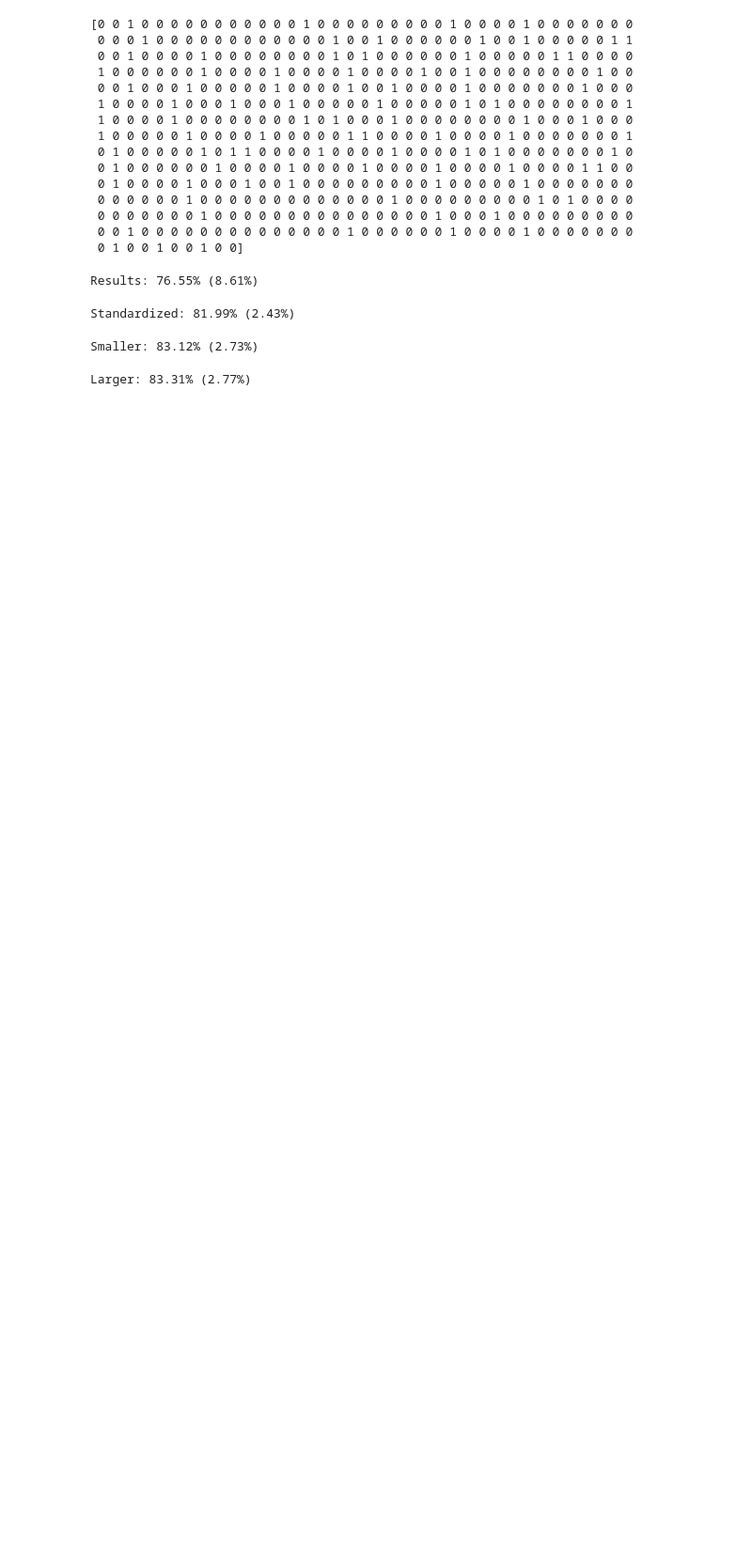
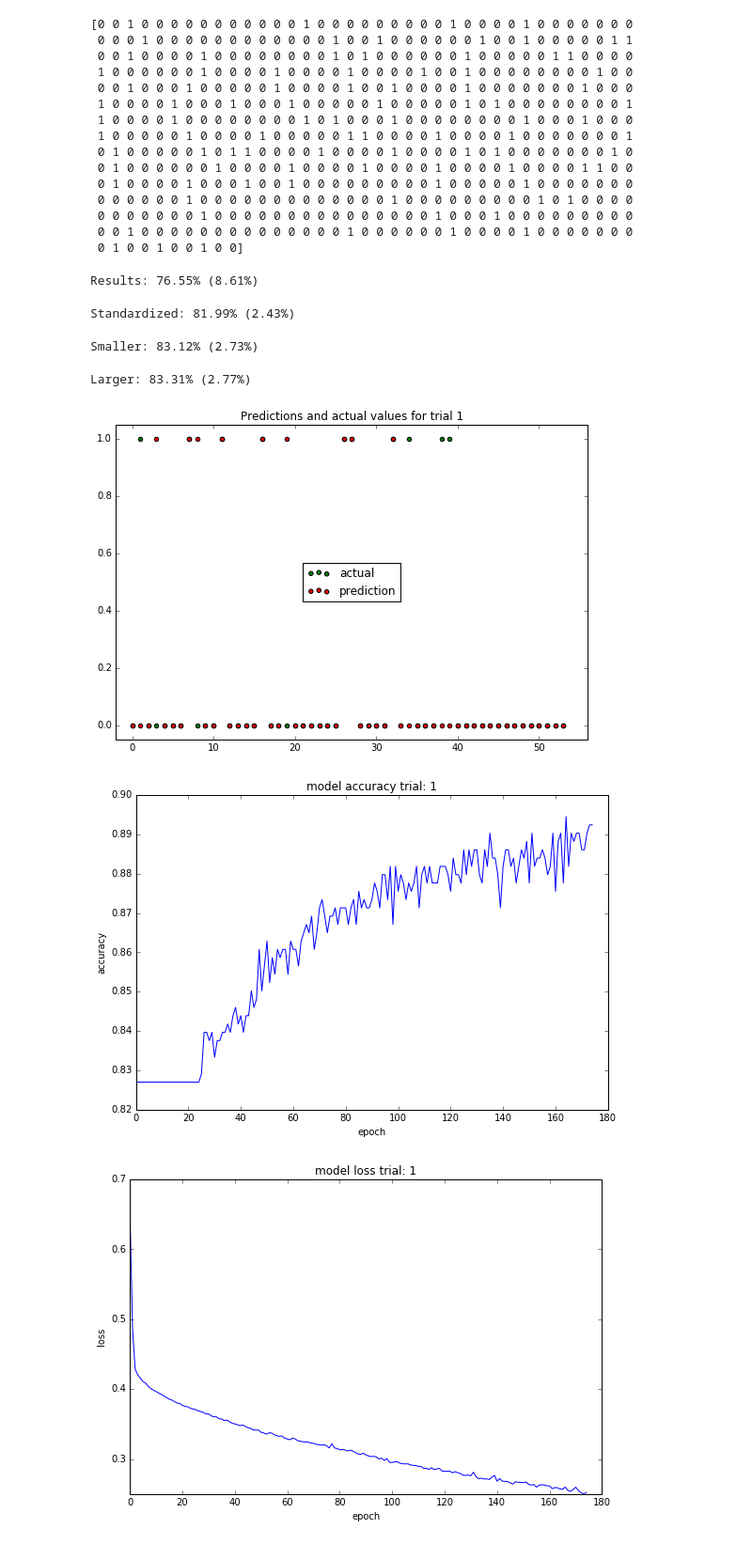
Before and after one commit to wtmenten/oscars, a Jupyter notebook: models/keras_example.ipynb, the cells around one changed output. Shown at 94% size. Drawn from its saved outputs; the diff is of its cells as text; code cells hidden in the pictures; blank space fills up the shorter version.

Commit message:
expanded examples w kfold and more metrics

```diff
--- a/models/keras_example.ipynb
+++ b/models/keras_example.ipynb
@@ -1,4 +1,5 @@
 # %%
+% matplotlib inline
 import numpy as np
 import pandas as pd
 from keras.models import Sequential
@@ -9,6 +10,8 @@ from sklearn.preprocessing import LabelEncoder, OneHotEncoder
 from sklearn.model_selection import StratifiedKFold
 from sklearn.preprocessing import StandardScaler
 from sklearn.pipeline import Pipeline
+from matplotlib import rcParams, pyplot as plt
+rcParams['figure.figsize'] = [9, 6]
 # %%
 seed = 7
 # %%
@@ -90,7 +75,7 @@ def create_larger():
     model.add(Dense(len(X[0, :]), input_dim=len(X[0, :]), init='normal', activation='relu'))
     model.add(Dense(len(X[0, :]) / 2, init='normal', activation='relu'))
     model.add(Dense(1, init='normal', activation='sigmoid'))
-    model.compile(loss='binary_crossentropy', optimizer='adam', metrics=['accuracy'])
+    model.compile(loss='binary_crossentropy', optimizer='adam', metrics=['accuracy', 'precision', 'recall', 'fmeasure'])
     return model
 # %%
 np.random.seed(seed)
@@ -135,0 +152,31 @@ Larger: 83.31% (2.77%)
+# %%
+np.random.seed(seed)
+kfold = StratifiedKFold(n_splits=10, shuffle=True, random_state=seed)
+trial = 1
+accs = []
+precs = []
+recs = []
+fscores = []
+for train, test in kfold.split(X, Y):
+    model = create_larger()
+    X_scaler = StandardScaler()
+    X_train = X_scaler.fit_transform(X[train])
+    X_test = X_scaler.transform(X[test])
+    hist = model.fit(X_train, Y[train], nb_epoch=150, batch_size=5, verbose=0)
+    preds = model.predict_classes(X_test, batch_size=5, verbose=0)
+    scores = model.evaluate(X_test, Y[test], verbose=0)
+    accs.append(scores[1] * 100)
+    precs.append(scores[2] * 100)
+    recs.append(scores[3] * 100)
+    fscores.append(scores[4] * 100)
+#     print(scores, model.metrics_names)
+#     print(hist.history.keys())
+#     print(preds)
+
+    make_plots(test, preds, hist.history['acc'], hist.history['loss'], trial)
+
+    trial += 1
+# %% [output]
+[figure, added]
+[figure, added]
+[figure, added]
```
Also changed, not shown: parts of 6 cells of this notebook.
